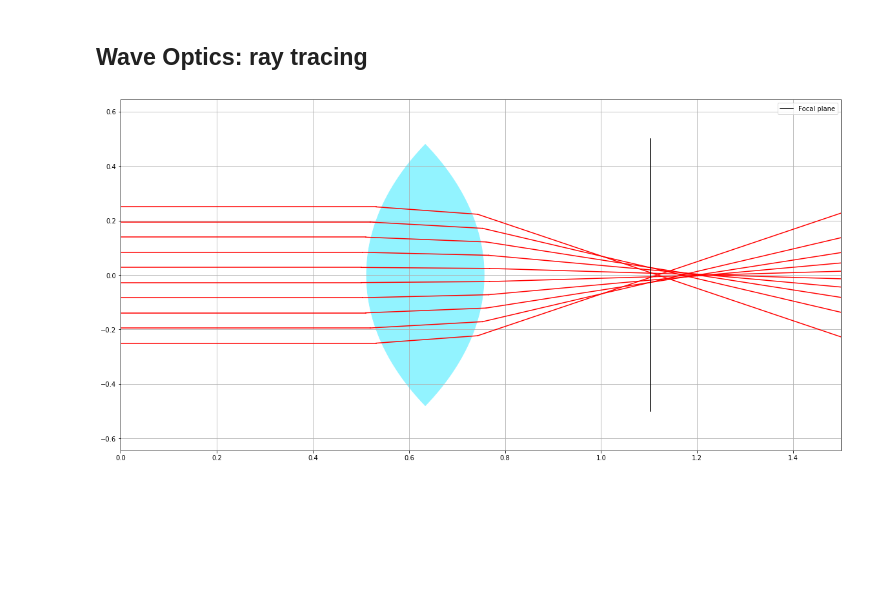
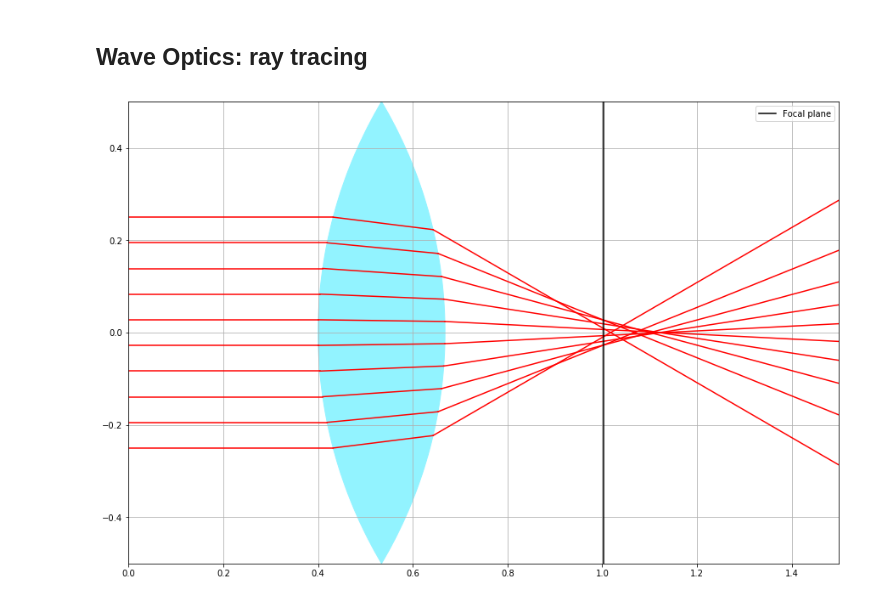
Before and after one commit to Jvanrhijn/wo_rt, a Jupyter notebook: wo_rt.ipynb, the cells around one changed output. Saved outputs shown, nothing was run; the diff lists cells and outputs as text; code cells hidden in the pictures; blank space fills up the shorter version.

Commit message:
Fi more plot formatting

```diff
--- a/wo_rt.ipynb
+++ b/wo_rt.ipynb
@@ -10,20 +10,20 @@ from src.window import Window
 from src.visualizer import Visualizer
 # %%
 %matplotlib inline
-matplotlib.rcParams['figure.figsize'] = (20, 10)
+#matplotlib.rcParams['figure.figsize'] = (20, 10)
 # %%
 def collimated_beam(start, width, nrays, angle=0):
     return [Ray(start, angle, z) for z in np.linspace(-width/2, width/2, nrays)]
 # %%
 beam = collimated_beam(0, 0.5, 10)
-lens = Lens(0.5, 1, 1, 2.0)
+lens = Lens(0.4, 1, 1, 2.0)
 fp = lens.focal_plane
 # %%
 lens_rays = lens.interact_with_bundle(beam)
 # %%
-visualizer = Visualizer(beam + lens_rays, [lens], (1.5, 0.5))
-visualizer.draw_all('r')
+visualizer = Visualizer(beam + lens_rays, [lens], (1.5, 1))
+visualizer.draw_all('r', figscale=10)
 plt.plot([fp, fp], [-0.5, 0.5], color='black', label="Focal plane")
 _ = plt.legend()
 # %% [output]
-[figure, old version]
+[figure, new version]
```
Also changed, not shown: 2 other files.
